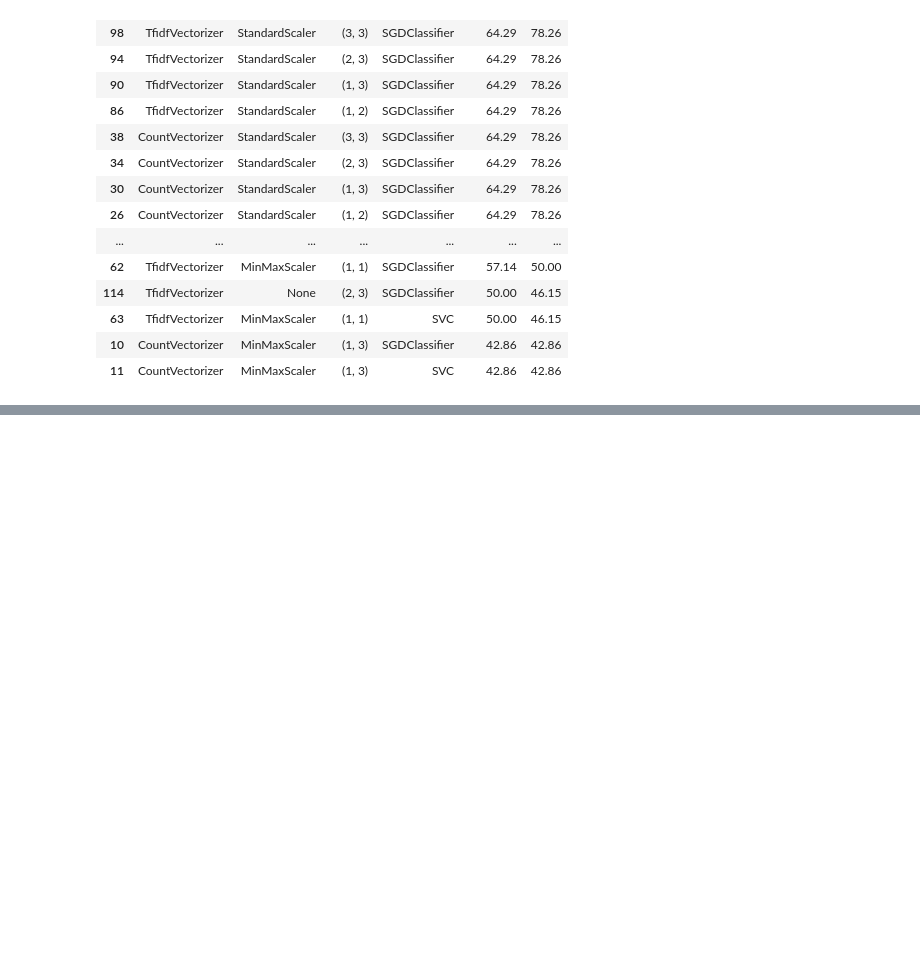
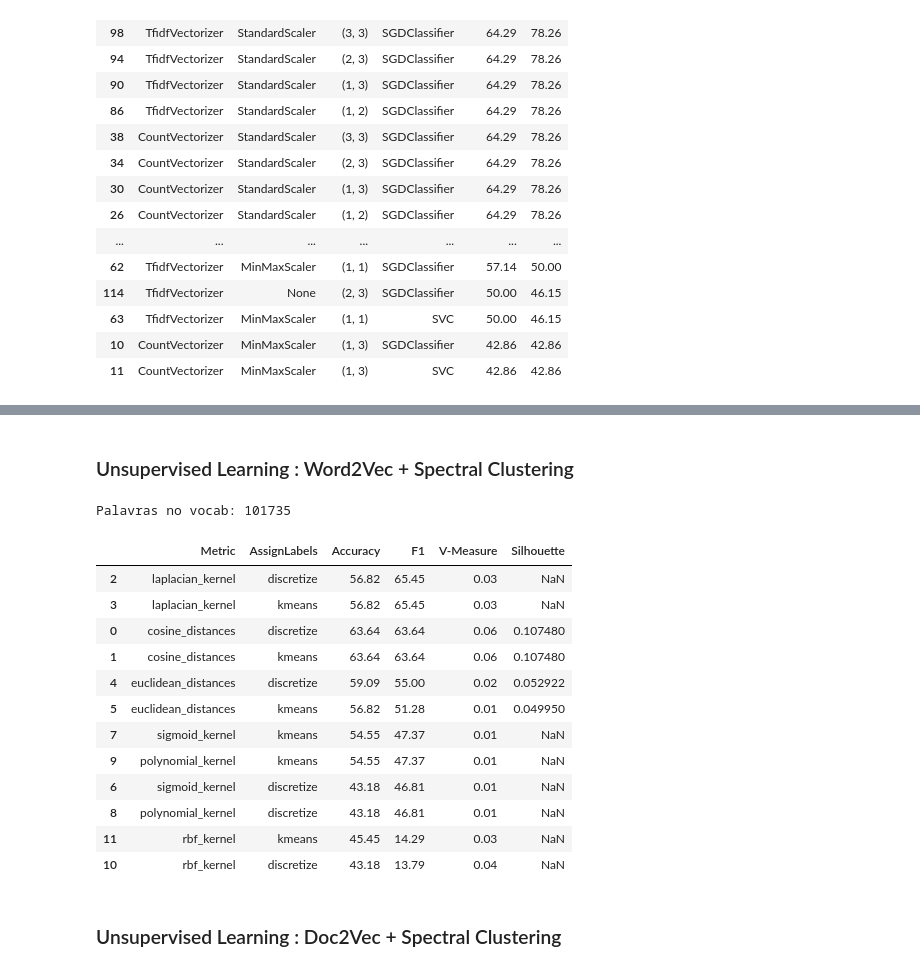
Before and after one commit to rdenadai/Covid19-Twitter-Tracker, a Jupyter notebook: code/src/notebook/AvaliacaoAlgoritmosClassificacaoMensagens.ipynb, the cells around one changed output, grey strips where cells are left out. Saved outputs shown, nothing was run; the diff lists cells and outputs as text; code cells hidden in the pictures; blank space fills up the shorter version.

Commit message:
Word2Vec e Doc2Vec + Spectral Clustering

```diff
--- a/code/src/notebook/AvaliacaoAlgoritmosClassificacaoMensagens.ipynb
+++ b/code/src/notebook/AvaliacaoAlgoritmosClassificacaoMensagens.ipynb
@@ -287,0 +288,24 @@ plt.show()
+# %% [markdown]
+### Unsupervised Learning : Word2Vec +  Spectral Clustering
+# %%
+from gensim.models import Word2Vec
+
+w2v = Word2Vec.load(f"{os.getcwd()}/../ai/models/w2v.model")
+print(f"Palavras no vocab: {len(list(w2v.wv.vocab))}")
+
+# from gensim.models import KeyedVectors
+# model = KeyedVectors.load_word2vec_format(f"{os.getcwd()}/../ai/models/skip_s300.txt")
+# %% [output]
+Palavras no vocab: 101735
+# %%
+n_textos = []
+for texto in textos:
+    doc = []
+    for palavra in texto[0].split():
+        try:
+            doc.append(w2v.wv[palavra])
+        except:
+            pass
+    doc = np.mean(np.asarray(doc), axis=0)
+    n_textos.append(doc)
+n_textos = np.asarray(n_textos)
@@ -287,0 +353,21 @@ plt.show()
+# %%
+columns = ["Metric", "AssignLabels", "Accuracy", "F1", "V-Measure", "Silhouette"]
+df = pd.DataFrame(validacoes, columns=columns)
+df = df.sort_values(by=["F1", "Accuracy", "V-Measure", "Silhouette", "Metric"], ascending=False)
+df.head(25)
+# %% [output]
+|  | Metric | AssignLabels | Accuracy | F1 | V-Measure | Silhouette |
+| 2 | laplacian_kernel | discretize | 56.82 | 65.45 | 0.03 | NaN |
+| 3 | laplacian_kernel | kmeans | 56.82 | 65.45 | 0.03 | NaN |
+| 0 | cosine_distances | discretize | 63.64 | 63.64 | 0.06 | 0.107480 |
+| 1 | cosine_distances | kmeans | 63.64 | 63.64 | 0.06 | 0.107480 |
+| 4 | euclidean_distances | discretize | 59.09 | 55.00 | 0.02 | 0.052922 |
+| 5 | euclidean_distances | kmeans | 56.82 | 51.28 | 0.01 | 0.049950 |
+| 7 | sigmoid_kernel | kmeans | 54.55 | 47.37 | 0.01 | NaN |
+| 9 | polynomial_kernel | kmeans | 54.55 | 47.37 | 0.01 | NaN |
+| 6 | sigmoid_kernel | discretize | 43.18 | 46.81 | 0.01 | NaN |
+| 8 | polynomial_kernel | discretize | 43.18 | 46.81 | 0.01 | NaN |
+| 11 | rbf_kernel | kmeans | 45.45 | 14.29 | 0.03 | NaN |
+| 10 | rbf_kernel | discretize | 43.18 | 13.79 | 0.04 | NaN |
+# %% [markdown]
+### Unsupervised Learning : Doc2Vec +  Spectral Clustering
```
Also changed, not shown: parts of 6 cells of this notebook, 4 other files.
